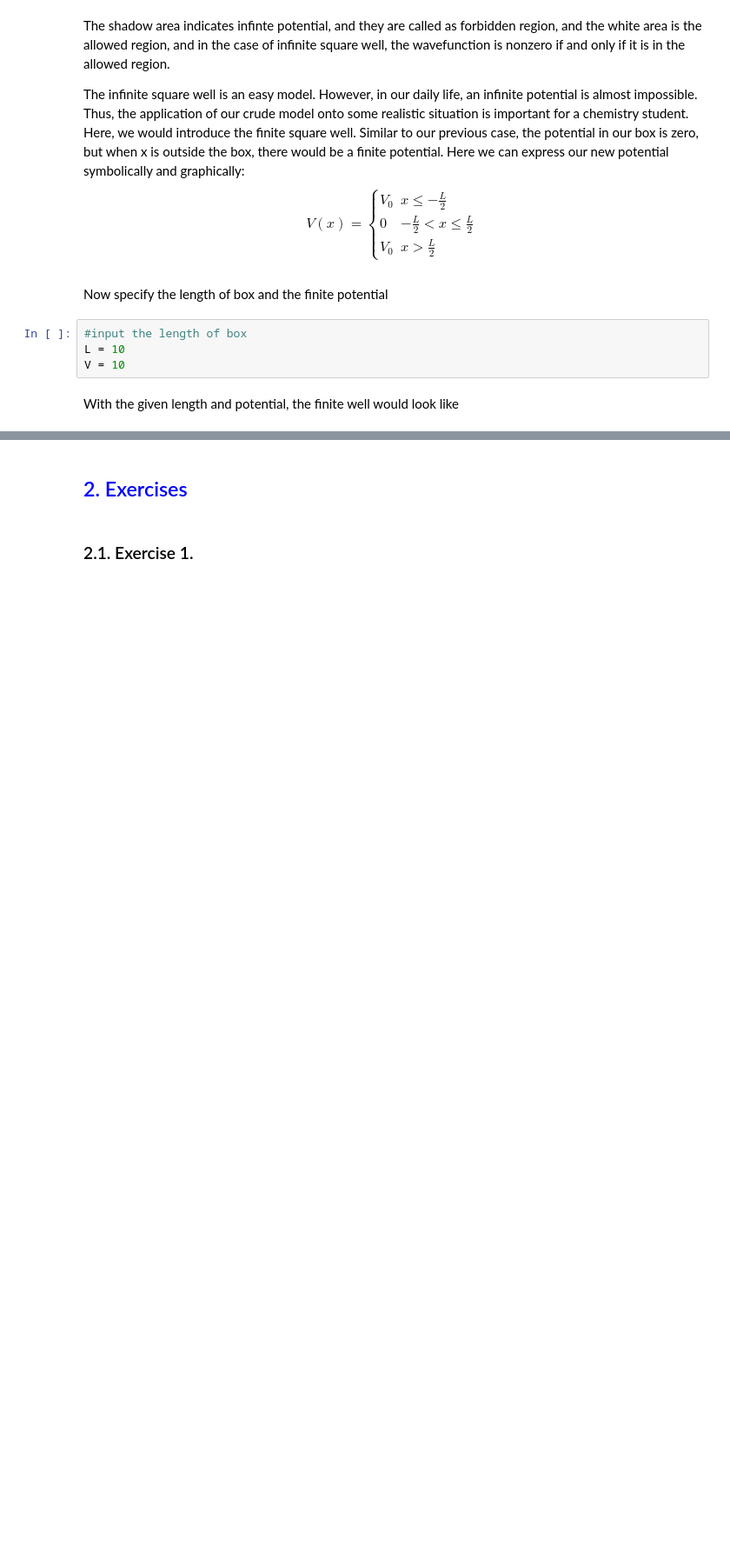
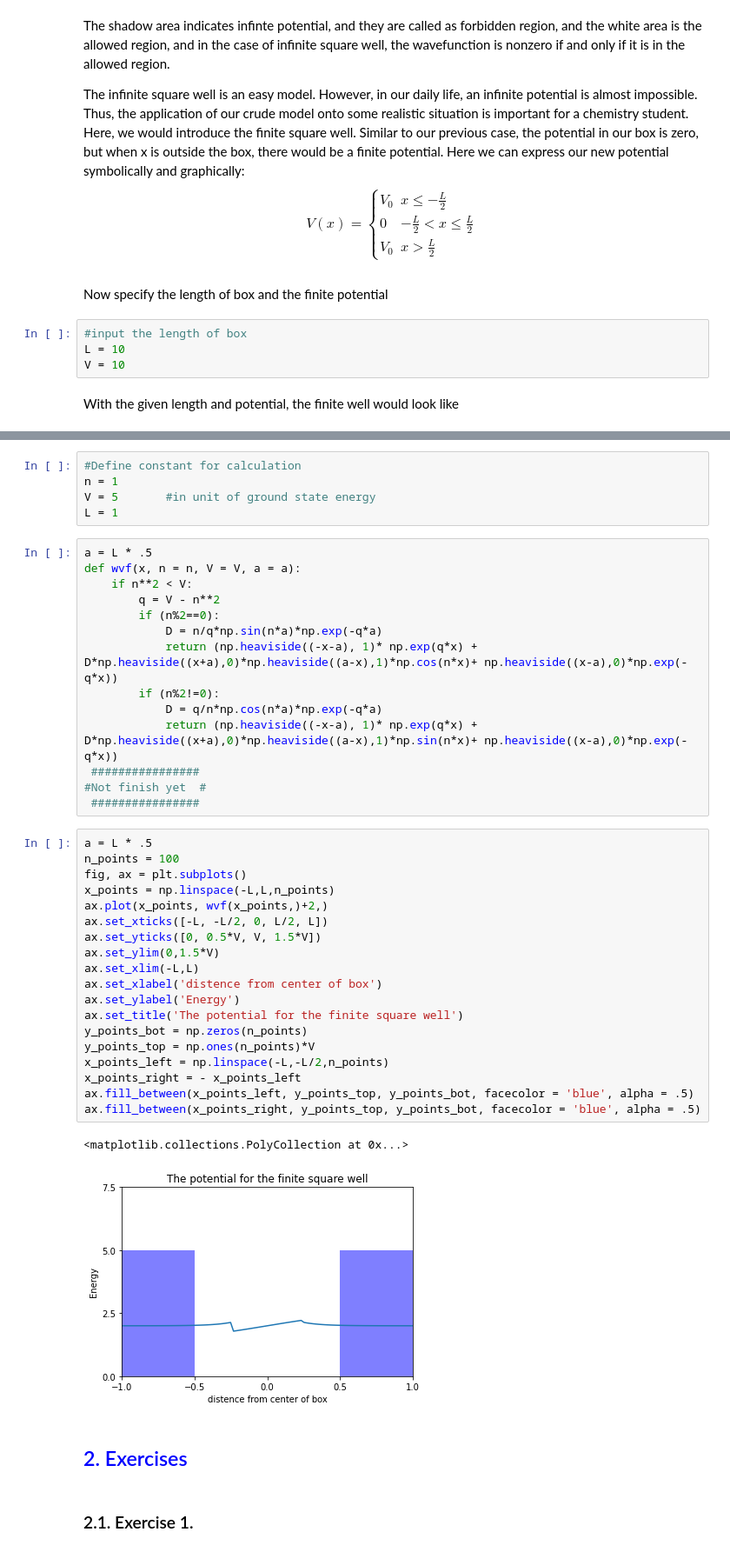
Before and after one commit to sokolov-group/jupyter_handouts, a Jupyter notebook: 01_particle_in_a_box/01_particle_in_a_box.ipynb, the cells around one changed output, grey strips where cells are left out. Shown at 87% size. Saved outputs shown, nothing was run; the diff lists cells and outputs as text; blank space fills up the shorter version.

```diff
--- a/01_particle_in_a_box/01_particle_in_a_box.ipynb
+++ b/01_particle_in_a_box/01_particle_in_a_box.ipynb
@@ -245,3 +255,44 @@ Based on the relative magnitude of kinetic energy(The energy in the box) and the
+# %%
+#Define constant for calculation
+n = 1
+V = 5       #in unit of ground state energy
+L = 1
+# %%
+a = L * .5
+def wvf(x, n = n, V = V, a = a):
+    if n**2 < V:
+        q = V - n**2
+        if (n%2==0):
+            D = n/q*np.sin(n*a)*np.exp(-q*a)
+            return (np.heaviside((-x-a), 1)* np.exp(q*x) + D*np.heaviside((x+a),0)*np.heaviside((a-x),1)*np.cos(n*x)+ np.heaviside((x-a),0)*np.exp(-q*x))
+        if (n%2!=0):
+            D = q/n*np.cos(n*a)*np.exp(-q*a)
+            return (np.heaviside((-x-a), 1)* np.exp(q*x) + D*np.heaviside((x+a),0)*np.heaviside((a-x),1)*np.sin(n*x)+ np.heaviside((x-a),0)*np.exp(-q*x))
+ ################
+#Not finish yet  #
+ ################
+# %%
+a = L * .5
+n_points = 100
+fig, ax = plt.subplots()
+x_points = np.linspace(-L,L,n_points)
+ax.plot(x_points, wvf(x_points,)+2,)
+ax.set_xticks([-L, -L/2, 0, L/2, L])
+ax.set_yticks([0, 0.5*V, V, 1.5*V])
+ax.set_ylim(0,1.5*V)
+ax.set_xlim(-L,L)
+ax.set_xlabel('distence from center of box')
+ax.set_ylabel('Energy')
+ax.set_title('The potential for the finite square well')
+y_points_bot = np.zeros(n_points)
+y_points_top = np.ones(n_points)*V
+x_points_left = np.linspace(-L,-L/2,n_points)
+x_points_right = - x_points_left
+ax.fill_between(x_points_left, y_points_top, y_points_bot, facecolor = 'blue', alpha = .5)
+ax.fill_between(x_points_right, y_points_top, y_points_bot, facecolor = 'blue', alpha = .5)
+# %% [output]
+<matplotlib.collections.PolyCollection at 0x...>
+[figure, added]
 # %% [markdown]
 ## <span style="color:blue">2. Exercises</span>
 # %% [markdown]
```
Also changed, not shown: parts of 4 cells of this notebook.
